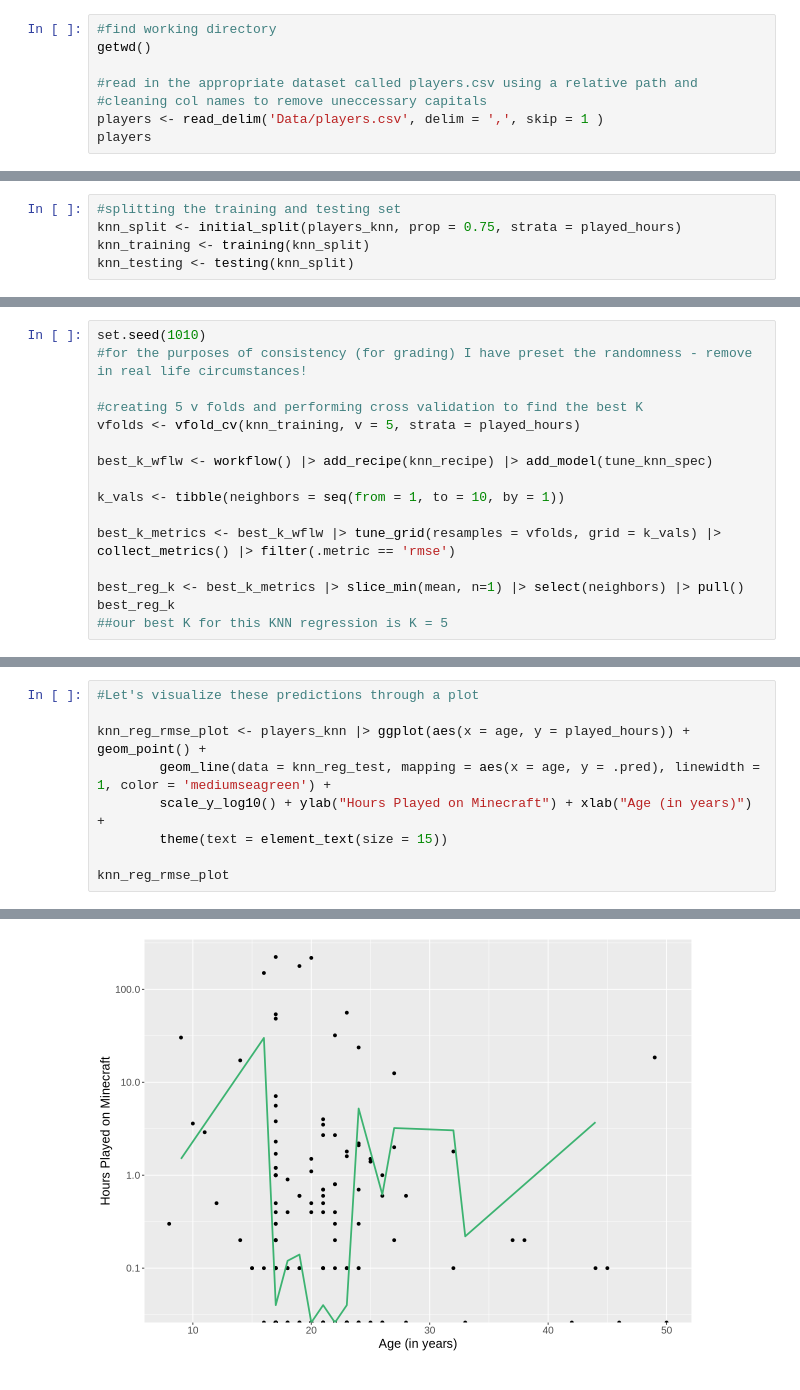
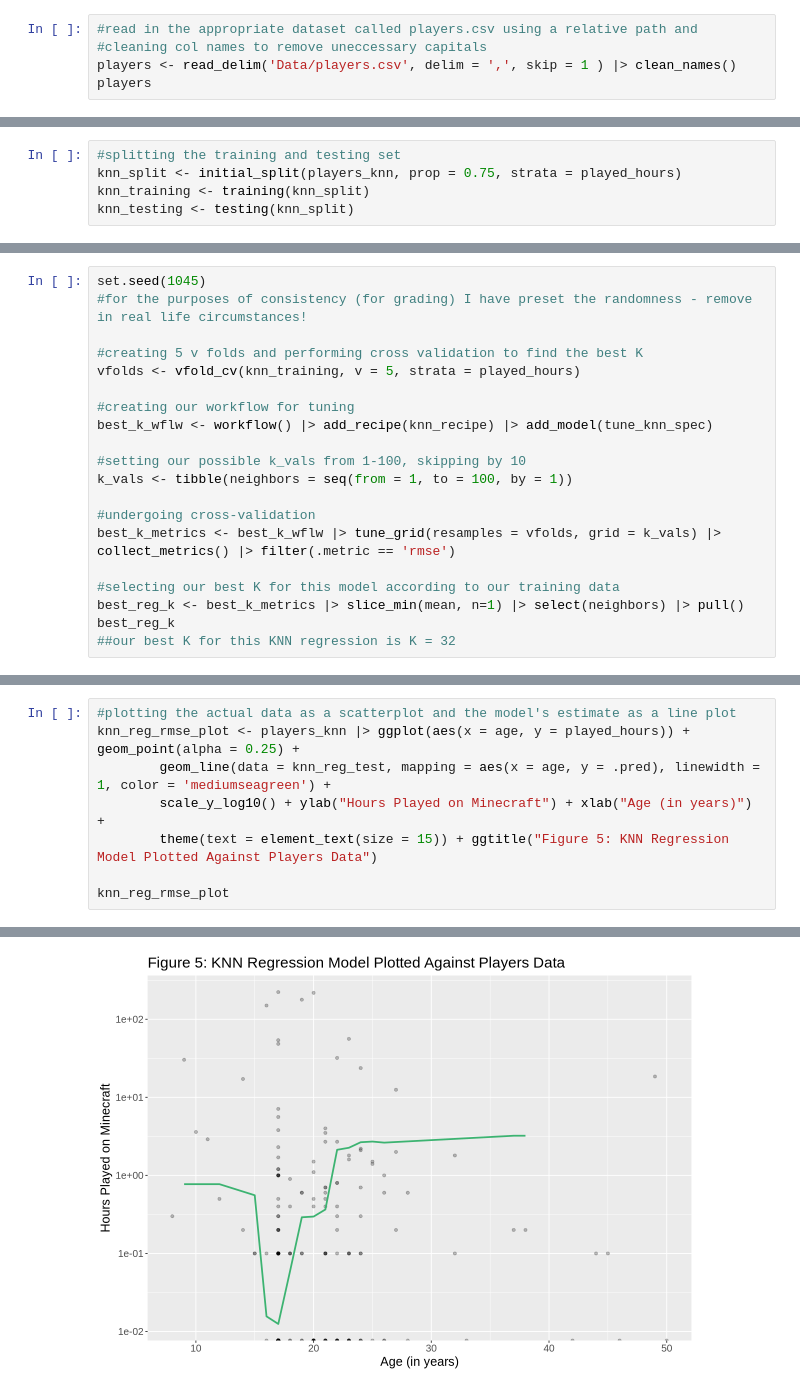
Before and after one commit to Lmcewe01/dsci-100-2025-LM-project, a Jupyter notebook: Analyses.ipynb, the cells around one changed output, grey strips where cells are left out. Cells and saved outputs as stored; diff of their text form.

```diff
--- a/Analyses.ipynb
+++ b/Analyses.ipynb
@@ -21,9 +44,6 @@ options(repr.matrix.max.rows = 6)
 # %%
-#find working directory
-getwd()
-
 #read in the appropriate dataset called players.csv using a relative path and
 #cleaning col names to remove uneccessary capitals
-players <- read_delim('Data/players.csv', delim = ',', skip = 1 )
+players <- read_delim('Data/players.csv', delim = ',', skip = 1 ) |> clean_names()
 players
 # %% [output]
@@ -181,17 +210,21 @@ tune_knn_spec <- nearest_neighbor(weight_func = 'rectangular', neighbors = tune(
 # %%
-set.seed(1010)
+set.seed(1045)
 #for the purposes of consistency (for grading) I have preset the randomness - remove in real life circumstances!
 
 #creating 5 v folds and performing cross validation to find the best K
 vfolds <- vfold_cv(knn_training, v = 5, strata = played_hours)
 
+#creating our workflow for tuning
 best_k_wflw <- workflow() |> add_recipe(knn_recipe) |> add_model(tune_knn_spec)
 
-k_vals <- tibble(neighbors = seq(from = 1, to = 10, by = 1))
+#setting our possible k_vals from 1-100, skipping by 10
+k_vals <- tibble(neighbors = seq(from = 1, to = 100, by = 1))
 
+#undergoing cross-validation
 best_k_metrics <- best_k_wflw |> tune_grid(resamples = vfolds, grid = k_vals) |> collect_metrics() |> filter(.metric == 'rmse')
 
+#selecting our best K for this model according to our training data
 best_reg_k <- best_k_metrics |> slice_min(mean, n=1) |> select(neighbors) |> pull()
 best_reg_k
-##our best K for this KNN regression is K = 5
+##our best K for this KNN regression is K = 32
 # %% [output]
@@ -230,10 +256,9 @@ A tibble: 1 × 3
 # %%
-#Let's visualize these predictions through a plot
-
-knn_reg_rmse_plot <- players_knn |> ggplot(aes(x = age, y = played_hours)) + geom_point() +
+#plotting the actual data as a scatterplot and the model's estimate as a line plot
+knn_reg_rmse_plot <- players_knn |> ggplot(aes(x = age, y = played_hours)) + geom_point(alpha = 0.25) +
         geom_line(data = knn_reg_test, mapping = aes(x = age, y = .pred), linewidth = 1, color = 'mediumseagreen') +
         scale_y_log10() + ylab("Hours Played on Minecraft") + xlab("Age (in years)") +
-        theme(text = element_text(size = 15))
+        theme(text = element_text(size = 15)) + ggtitle("Figure 5: KNN Regression Model Plotted Against Players Data")
 
 knn_reg_rmse_plot
 # %% [output]
@@ -244,2 +267,2 @@ Warning message in scale_y_log10():
-[figure, old version]
+[figure, new version]
 # %% [markdown]
```
Also changed, not shown: parts of 24 cells of this notebook.
